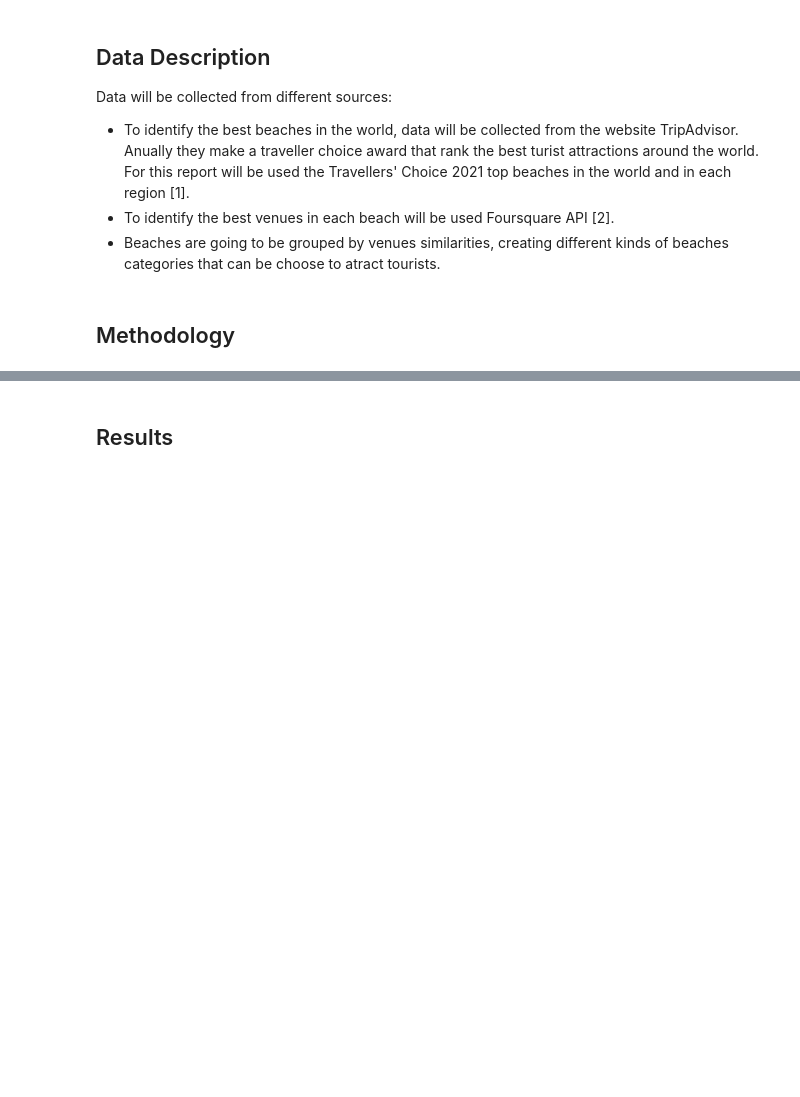
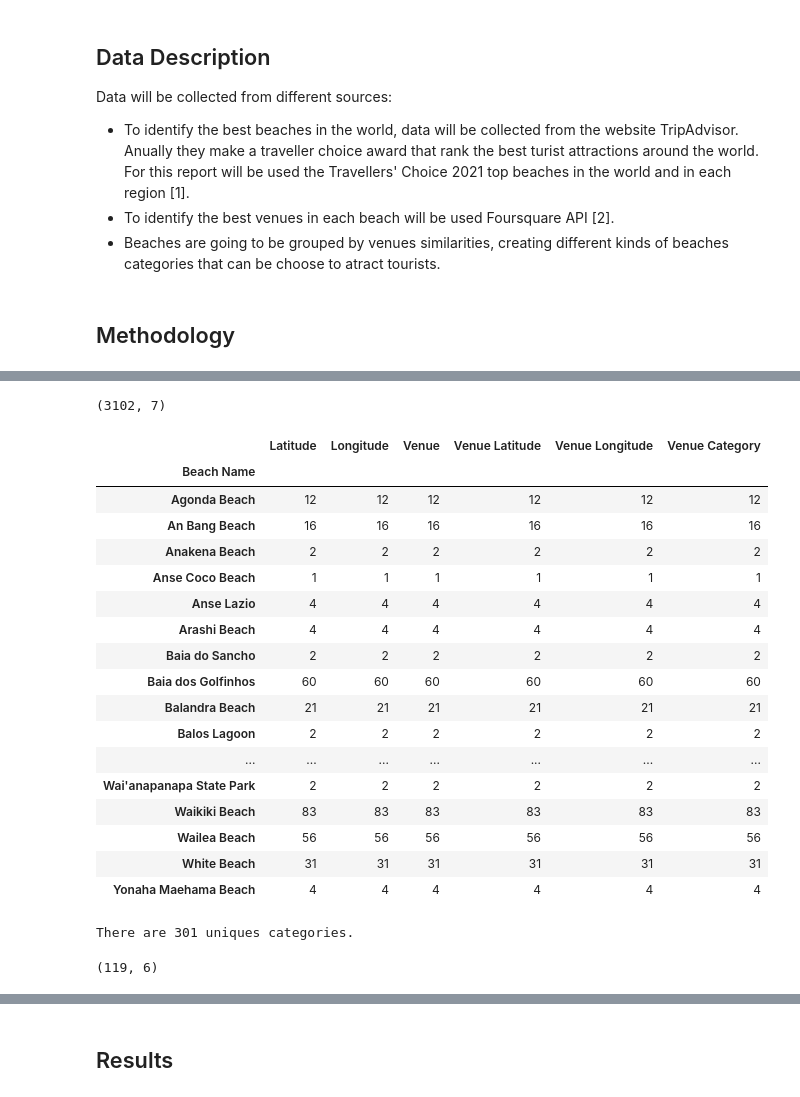
Before and after one commit to SrJupi/Applied-Data-Science-Capstone, a Jupyter notebook: Capstone Project.ipynb, the cells around one changed output, grey strips where cells are left out. Saved outputs shown, nothing was run; the diff lists cells and outputs as text; code cells hidden in the pictures; blank space fills up the shorter version.

```diff
--- a/Capstone Project.ipynb
+++ b/Capstone Project.ipynb
@@ -14,0 +156,6 @@ Data will be collected from different sources:
+# %%
+beach_venues = getNearbyVenues(names=df['Beach Name'],
+                                   latitudes=df['Latitude'],
+                                   longitudes=df['Longitude'],
+                                   radius=1000
+                                  )
@@ -14,0 +221,9 @@ Data will be collected from different sources:
+# %%
+#create list with venues categories that do not fit our problem
+categories_excluded = ['Beach', 'Hotel', 'Resort', 'Hotel Bar', 'Hotel Pool',
+                       'Bed & Breakfast', 'Hostel', 'Motel', 'RV Park', 'Neighborhood', 'Scenic Lookout',
+                       'Other Great Outdoors', 'Vacation Rental', 'Campground', 'Bay']
+# %%
+#create new dataframe without the venues categories that do not fit our problem
+beach_venues_cleaned = beach_venues[~beach_venues['Venue Category'].isin(categories_excluded)]
+beach_venues_cleaned.head()
@@ -14,0 +249,36 @@ Data will be collected from different sources:
+# %%
+beach_venues_cleaned.shape
+# %% [output]
+(3102, 7)
+# %%
+#grouped by beaches to see difference between data cleaned and original data sizes
+beach_venues_cleaned.groupby('Beach Name').count()
+# %% [output]
+|  | Latitude | Longitude | Venue | Venue Latitude | Venue Longitude | Venue Category |
+| Beach Name |  |  |  |  |  |  |
+| Agonda Beach | 12 | 12 | 12 | 12 | 12 | 12 |
+| An Bang Beach | 16 | 16 | 16 | 16 | 16 | 16 |
+| Anakena Beach | 2 | 2 | 2 | 2 | 2 | 2 |
+| Anse Coco Beach | 1 | 1 | 1 | 1 | 1 | 1 |
+| Anse Lazio | 4 | 4 | 4 | 4 | 4 | 4 |
+| Arashi Beach | 4 | 4 | 4 | 4 | 4 | 4 |
+| Baia do Sancho | 2 | 2 | 2 | 2 | 2 | 2 |
+| Baia dos Golfinhos | 60 | 60 | 60 | 60 | 60 | 60 |
+| Balandra Beach | 21 | 21 | 21 | 21 | 21 | 21 |
+| Balos Lagoon | 2 | 2 | 2 | 2 | 2 | 2 |
+| ... | ... | ... | ... | ... | ... | ... |
+| Wai'anapanapa State Park | 2 | 2 | 2 | 2 | 2 | 2 |
+| Waikiki Beach | 83 | 83 | 83 | 83 | 83 | 83 |
+| Wailea Beach | 56 | 56 | 56 | 56 | 56 | 56 |
+| White Beach | 31 | 31 | 31 | 31 | 31 | 31 |
+| Yonaha Maehama Beach | 4 | 4 | 4 | 4 | 4 | 4 |
+# %%
+# look unique categories to see if the 10 categories choosed were deleted
+print('There are {} uniques categories.'.format(len(beach_venues_cleaned['Venue Category'].unique())))
+# %% [output]
+There are 301 uniques categories.
+# %%
+test = beach_venues_cleaned.groupby('Beach Name').count()
+test.shape
+# %% [output]
+(119, 6)
```
Also changed, not shown: parts of 38 cells of this notebook.
